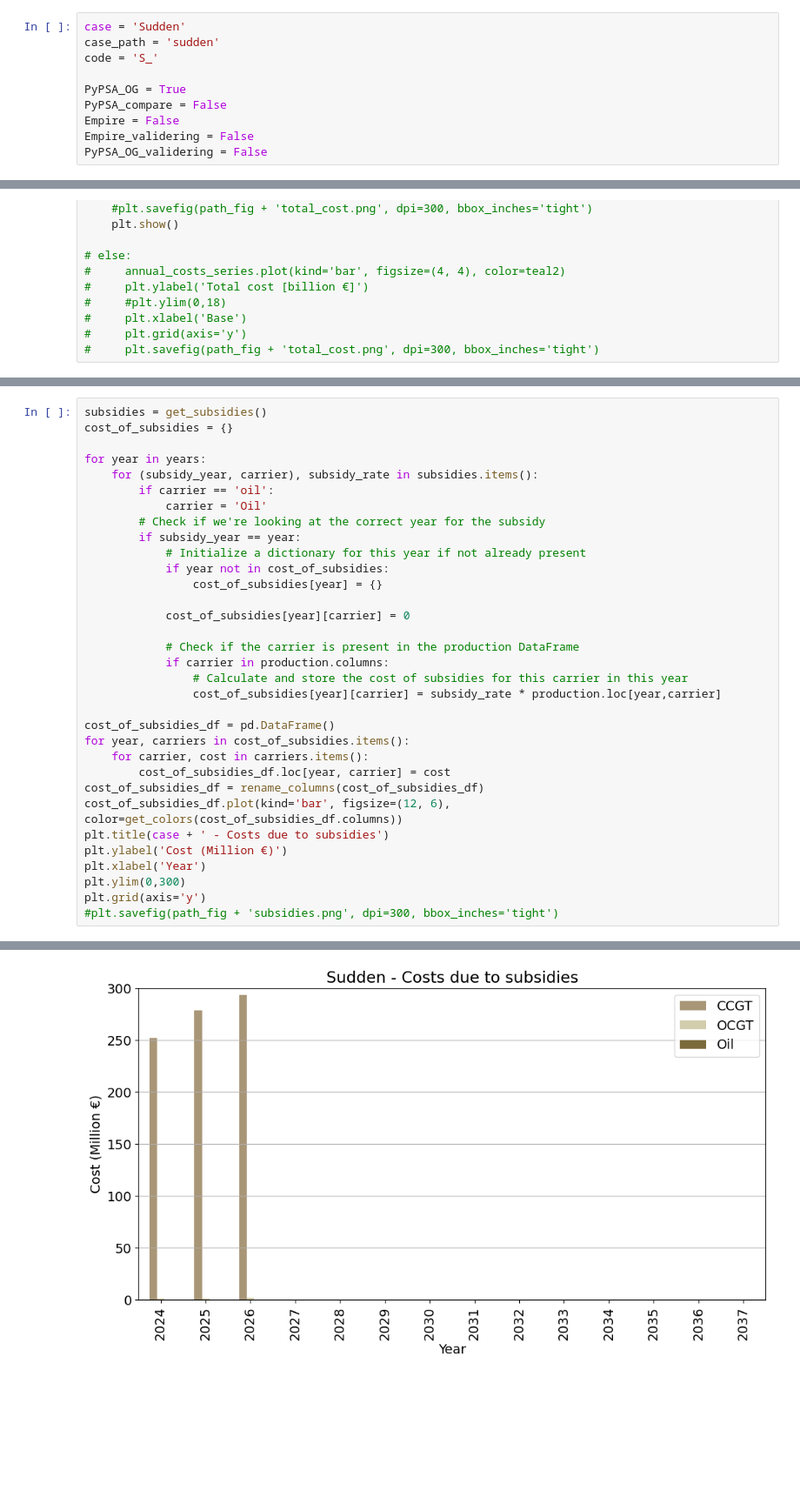
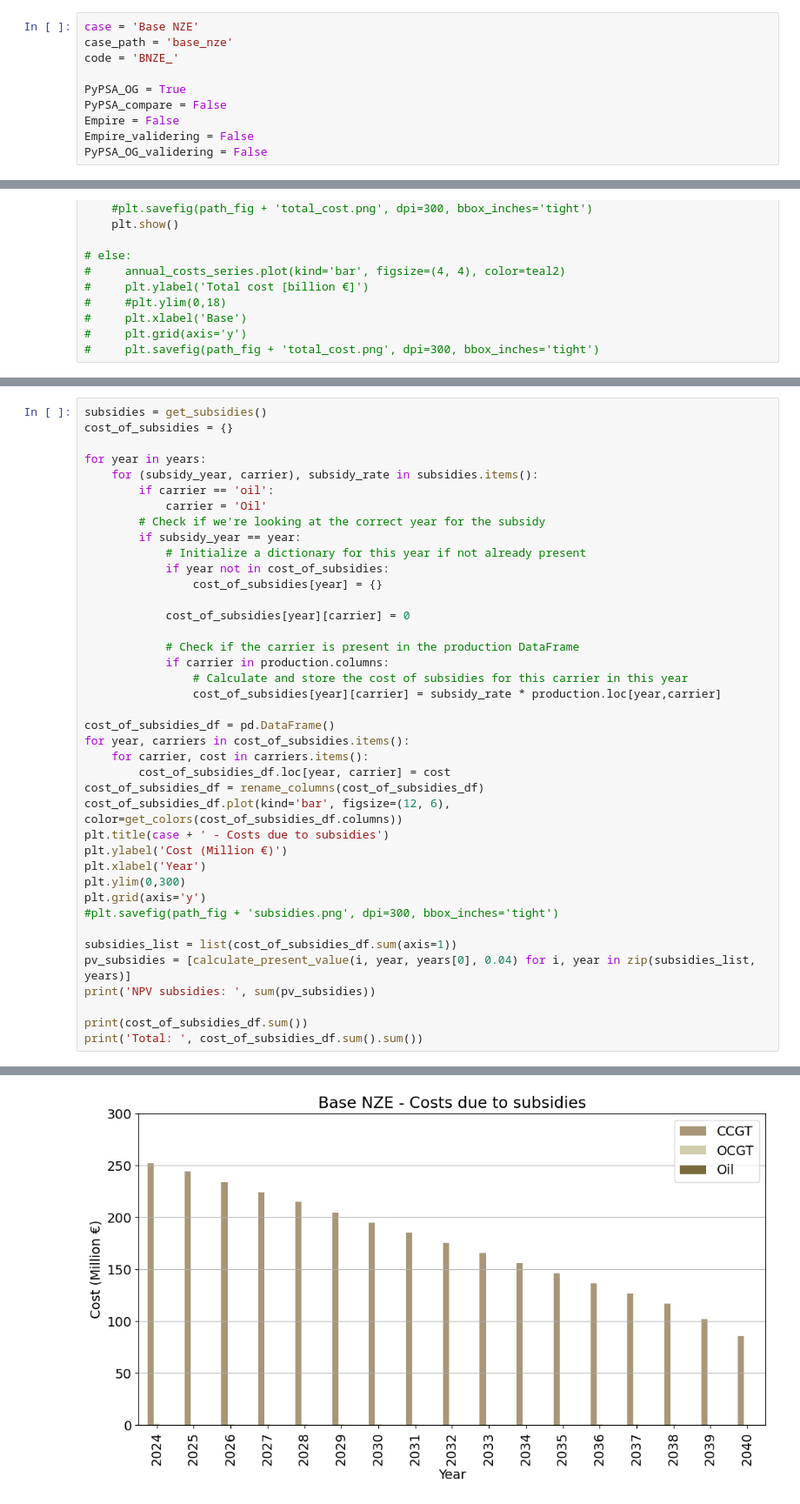
Before and after one commit to norakytt/pypsa-earth-bo, a Jupyter notebook: analysis_scripts/analysis.ipynb, the cells around one changed output, grey strips where cells are left out. Shown at 87% size. Drawn from its saved outputs; the diff is of its cells as text; blank space fills up the shorter version.

Commit message:
Updated paths

```diff
--- a/analysis_scripts/analysis.ipynb
+++ b/analysis_scripts/analysis.ipynb
@@ -40,9 +40,9 @@ grey3 = '#C6C6C6'
 grey4 = '#939393'
 blue1 = '#3EA1C0'
 # %%
-case = 'Sudden'
-case_path = 'sudden'
-code = 'S_'
+case = 'Base NZE'
+case_path = 'base_nze'
+code = 'BNZE_'
 
 PyPSA_OG = True
 PyPSA_compare = False
@@ -2063,4 +2077,11 @@ plt.xlabel('Year')
 plt.ylim(0,300)
 plt.grid(axis='y')
 #plt.savefig(path_fig + 'subsidies.png', dpi=300, bbox_inches='tight')
+
+subsidies_list = list(cost_of_subsidies_df.sum(axis=1))
+pv_subsidies = [calculate_present_value(i, year, years[0], 0.04) for i, year in zip(subsidies_list, years)]
+print('NPV subsidies: ', sum(pv_subsidies))
+
+print(cost_of_subsidies_df.sum())
+print('Total: ', cost_of_subsidies_df.sum().sum())
 # %% [output]
@@ -2067,4 +2094,4 @@ plt.grid(axis='y')
-[figure, old version]
+[figure, new version]
 # %%
 network_fin = networks[final_year]
 n = network_fin
```
Also changed, not shown: parts of 29 cells of this notebook, 2 other files.
